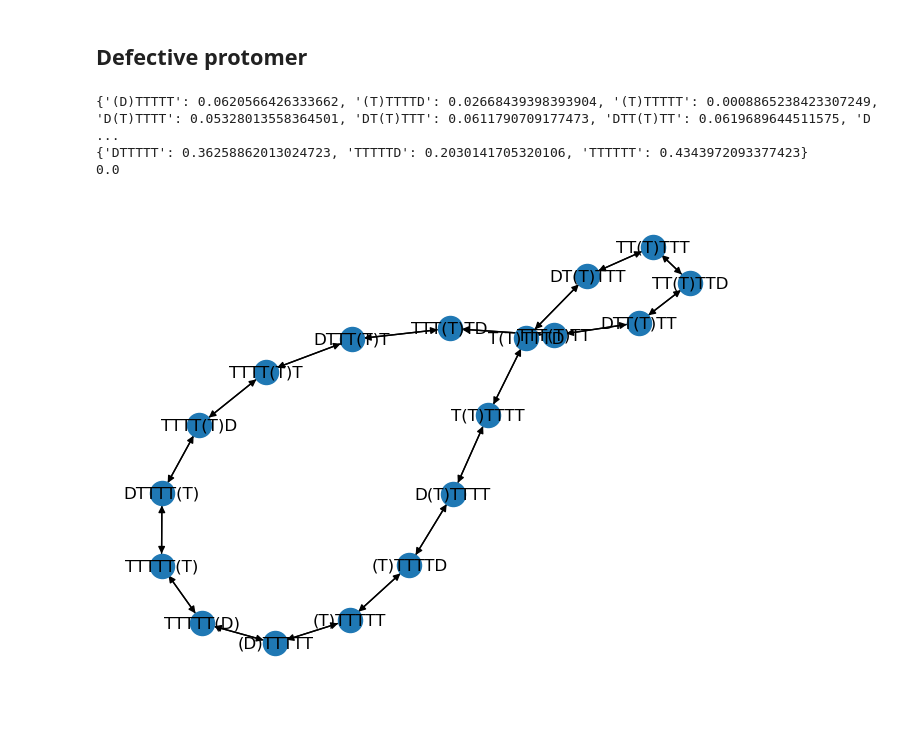
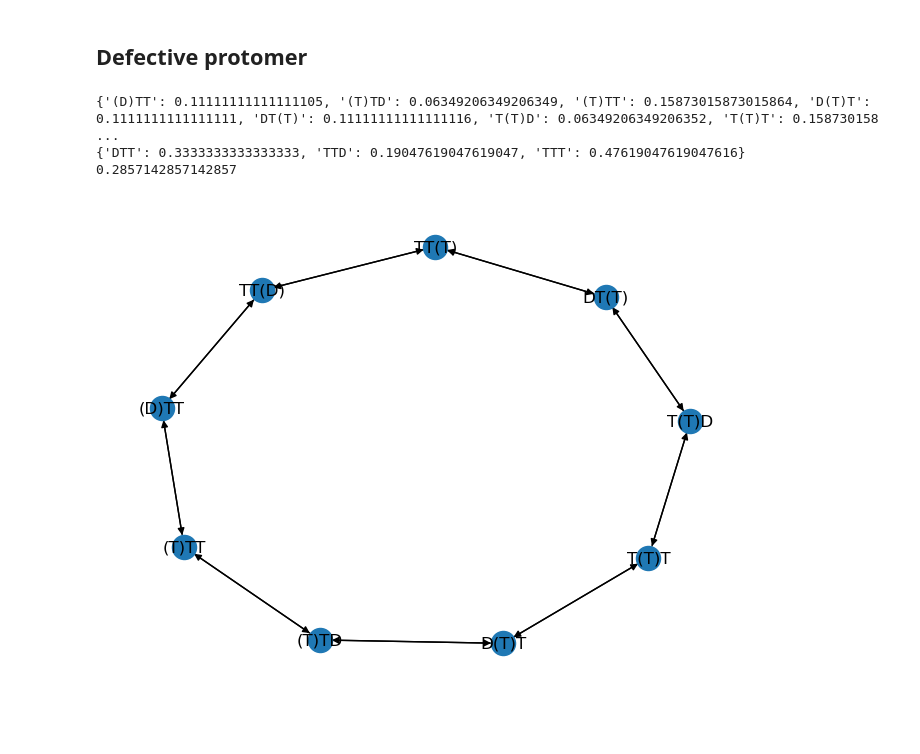
Before and after one commit to antmaier/Projet-de-Master, a Jupyter notebook: UnderstandingGillespieAlgorithm.ipynb, the cells around one changed output. Drawn from its saved outputs; the diff is of its cells as text; code cells hidden in the pictures.

```diff
--- a/UnderstandingGillespieAlgorithm.ipynb
+++ b/UnderstandingGillespieAlgorithm.ipynb
@@ -854,17 +854,16 @@ ax = SC_2R_1_loop.plot_position_evolution(
 # %% [markdown]
 ## Defective protomer
 # %%
-defective_sc2r = DefectiveSC2R(1)
+defective_sc2r = DefectiveSC2R(1, 3)
 nx.draw(defective_sc2r.kinetic_scheme, with_labels=True)
-probabilities = defective_sc2r._compute_probabilities()
-print(probabilities)
+print(defective_sc2r._compute_probabilities())
 print(defective_sc2r.defect_ignored_probabilities())
 print(defective_sc2r.average_velocity())
 # %% [output]
-{'(D)TTTTT': 0.0620566426333662, '(T)TTTTD': 0.02668439398393904, '(T)TTTTT': 0.0008865238423307249, 'D(T)TTTT': 0.05328013558364501, 'DT(T)TTT': 0.0611790709177473, 'DTT(T)TT': 0.0619689644511575, 'D ...
-{'DTTTTT': 0.36258862013024723, 'TTTTTD': 0.2030141705320106, 'TTTTTT': 0.4343972093377423}
-0.0
+{'(D)TT': 0.11111111111111105, '(T)TD': 0.06349206349206349, '(T)TT': 0.15873015873015864, 'D(T)T': 0.1111111111111111, 'DT(T)': 0.11111111111111116, 'T(T)D': 0.06349206349206352, 'T(T)T': 0.158730158 ...
+{'DTT': 0.3333333333333333, 'TTD': 0.19047619047619047, 'TTT': 0.47619047619047616}
+0.2857142857142857
-[figure, old version]
+[figure, new version]
 # %% [markdown]
 ##
 # %%
```
Also changed, not shown: 1 other file.
